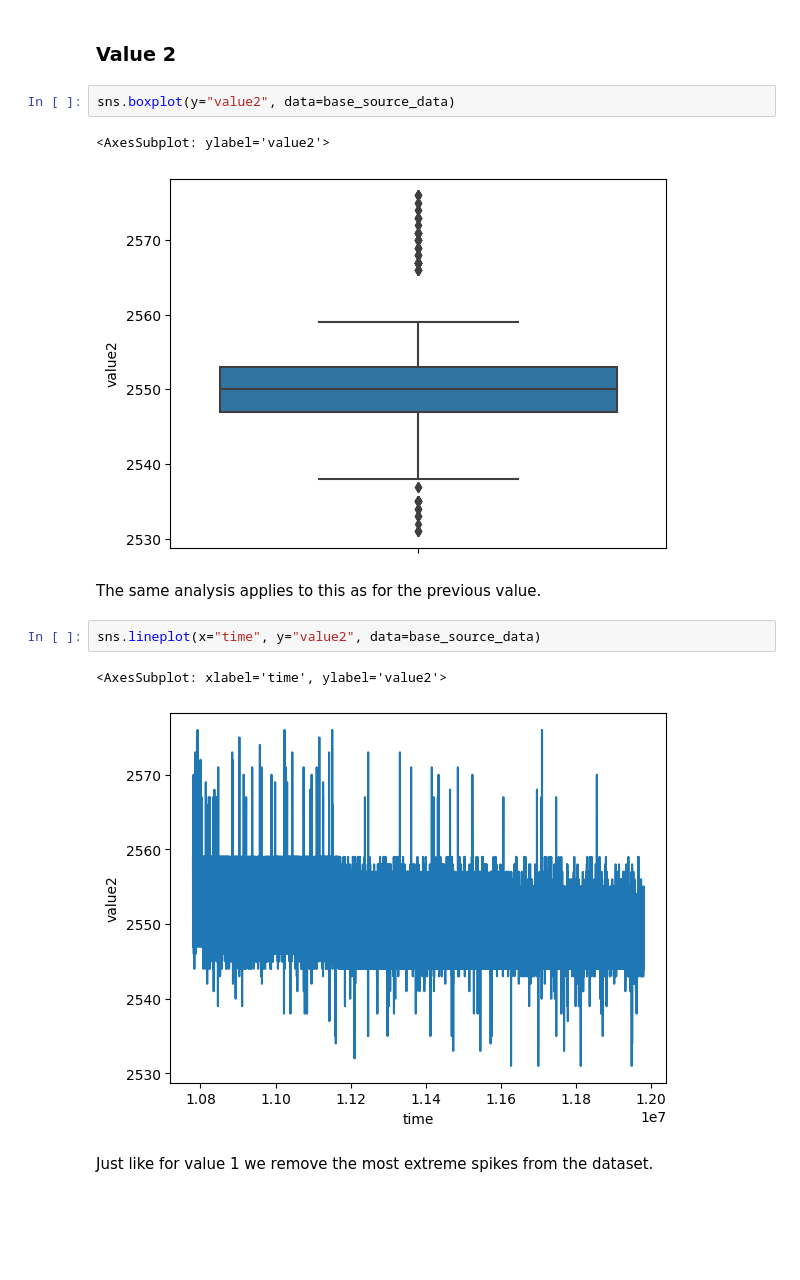
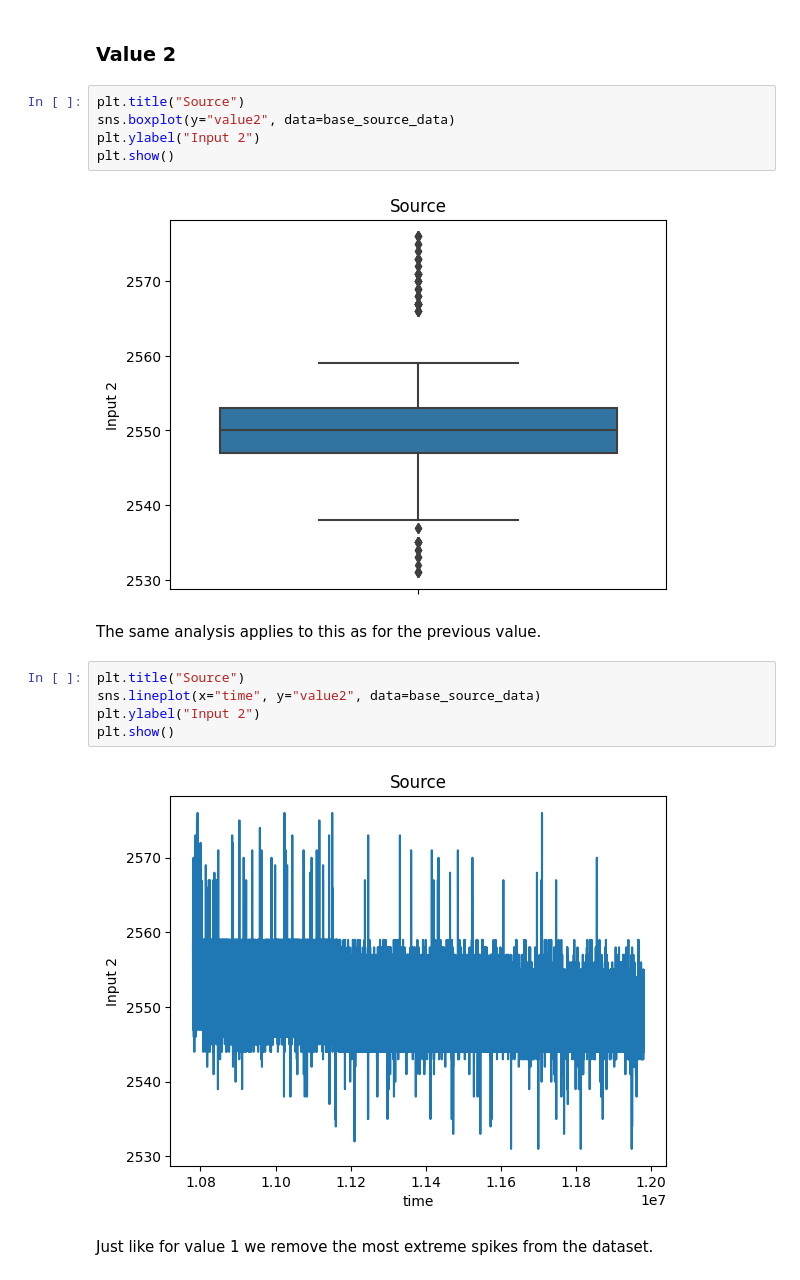
Before and after one commit to nosknut/statistics-project-h2022, a Jupyter notebook: analysis/analysis.ipynb, the cells around one changed output. Saved outputs shown, nothing was run; the diff lists cells and outputs as text; blank space fills up the shorter version.

```diff
--- a/analysis/analysis.ipynb
+++ b/analysis/analysis.ipynb
@@ -124,17 +135,21 @@ plt.show()
 # %% [markdown]
 ### Value 2
 # %%
+plt.title("Source")
 sns.boxplot(y="value2", data=base_source_data)
+plt.ylabel("Input 2")
+plt.show()
 # %% [output]
-<AxesSubplot: ylabel='value2'>
-[figure, old version]
+[figure, new version]
 # %% [markdown]
 The same analysis applies to this as for the previous value.
 # %%
+plt.title("Source")
 sns.lineplot(x="time", y="value2", data=base_source_data)
+plt.ylabel("Input 2")
+plt.show()
 # %% [output]
-<AxesSubplot: xlabel='time', ylabel='value2'>
-[figure, old version]
+[figure, new version]
 # %% [markdown]
 Just like for value 1 we remove the most extreme spikes from the dataset.
 # %%
```
Also changed, not shown: parts of 48 cells of this notebook.
